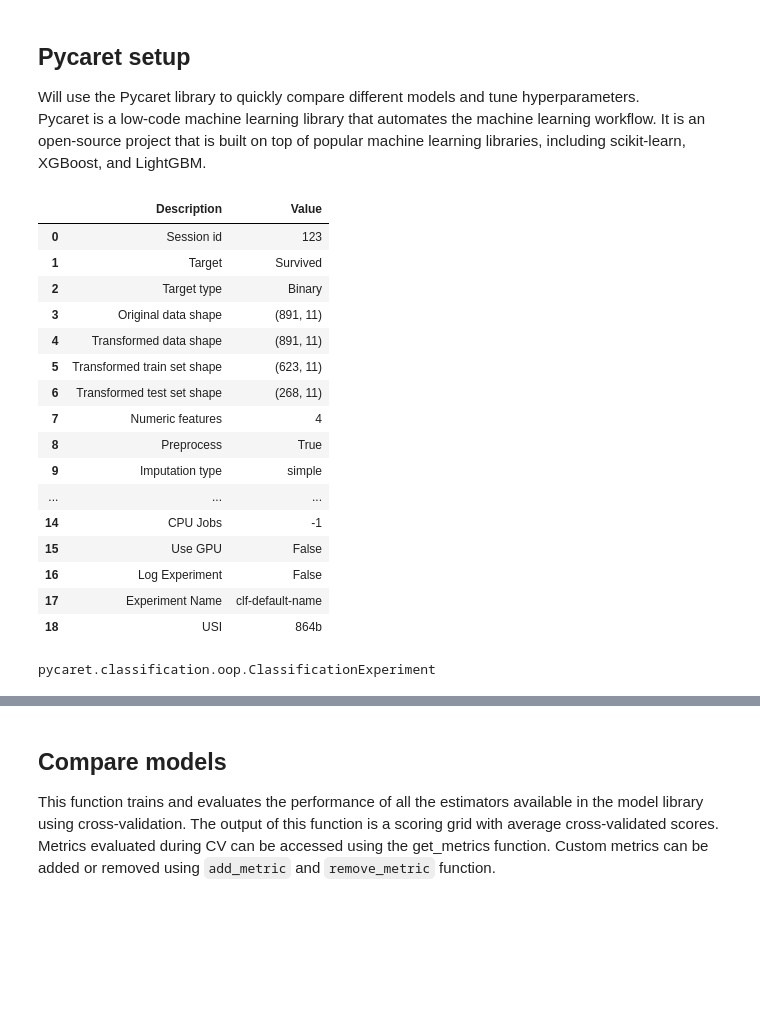
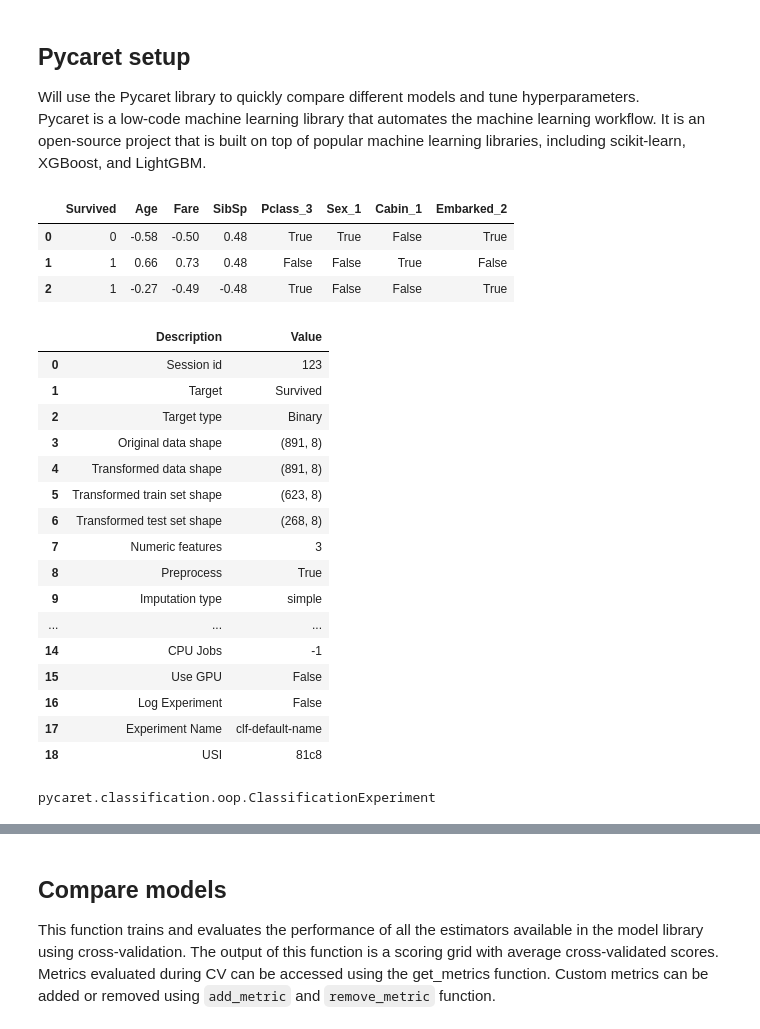
Before and after one commit to torhaa1/Kaggle_Titanic, a Jupyter notebook: 2_pycaret_test.ipynb, the cells around one changed output, grey strips where cells are left out. Cells and saved outputs as stored; diff of their text form; code cells hidden in the pictures; blank space fills up the shorter version.

```diff
--- a/2_pycaret_test.ipynb
+++ b/2_pycaret_test.ipynb
@@ -88,28 +83,34 @@ test_data.head(3)
 
 Will use the Pycaret library to quickly compare different models and tune hyperparameters.
 Pycaret is a low-code machine learning library that automates the machine learning workflow. It is an open-source project that is built on top of popular machine learning libraries, including scikit-learn, XGBoost, and LightGBM.
+# %%
+# train_data minus 'PassengerId' and low-importance features
+train_data = train_data.drop(['PassengerId', 'Parch', 'Embarked_1', 'Pclass_2'], axis=1)
+train_data.head(3)
+# %% [output]
+|  | Survived | Age | Fare | SibSp | Pclass_3 | Sex_1 | Cabin_1 | Embarked_2 |
+| 0 | 0 | -0.58 | -0.50 | 0.48 | True | True | False | True |
+| 1 | 1 | 0.66 | 0.73 | 0.48 | False | False | True | False |
+| 2 | 1 | -0.27 | -0.49 | -0.48 | True | False | False | True |
 # %%
 # import pycaret classification and init setup
 from pycaret.classification import *
 
 # setup the environment
-
-# train_data minus column 'PassengerId'
-train_data = train_data.drop(['PassengerId'], axis=1)
 s = setup(data=train_data, target='Survived', session_id=123)
 
 # s = setup(data=train_data, target='Survived', session_id=123, silent=True,
 #           train_size=0.8, normalize=True, transformation=True, fix_imbalance=True)
 # %% [output]
 |  | Description | Value |
 | 0 | Session id | 123 |
 | 1 | Target | Survived |
 | 2 | Target type | Binary |
-| 3 | Original data shape | (891, 11) |
-| 4 | Transformed data shape | (891, 11) |
-| 5 | Transformed train set shape | (623, 11) |
-| 6 | Transformed test set shape | (268, 11) |
-| 7 | Numeric features | 4 |
+| 3 | Original data shape | (891, 8) |
+| 4 | Transformed data shape | (891, 8) |
+| 5 | Transformed train set shape | (623, 8) |
+| 6 | Transformed test set shape | (268, 8) |
+| 7 | Numeric features | 3 |
 | 8 | Preprocess | True |
 | 9 | Imputation type | simple |
 | ... | ... | ... |
@@ -117,16 +118,14 @@ s = setup(data=train_data, target='Survived', session_id=123)
 | 15 | Use GPU | False |
 | 16 | Log Experiment | False |
 | 17 | Experiment Name | clf-default-name |
-| 18 | USI | 864b |
+| 18 | USI | 81c8 |
 # %%
 # import ClassificationExperiment and init the class
 from pycaret.classification import ClassificationExperiment
 exp = ClassificationExperiment()
+type(exp)
+# %% [output]
+pycaret.classification.oop.ClassificationExperiment
-# %%
-# check the type of exp
-type(exp)
-# %% [output]
-pycaret.classification.oop.ClassificationExperiment
 # %%
 # init setup on exp
 exp.setup(data=train_data, target='Survived', session_id=123)
```
Also changed, not shown: parts of 30 cells of this notebook, 3 other files.
